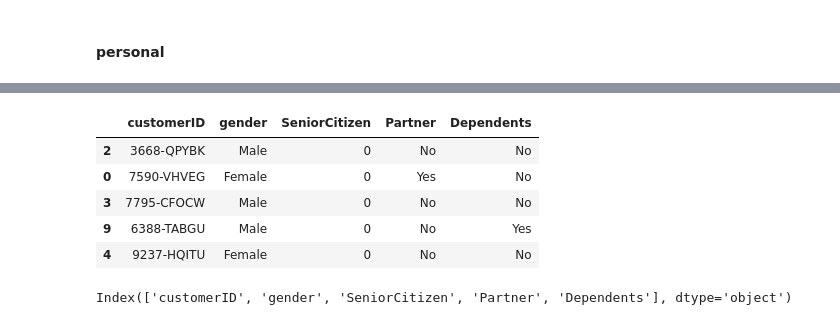
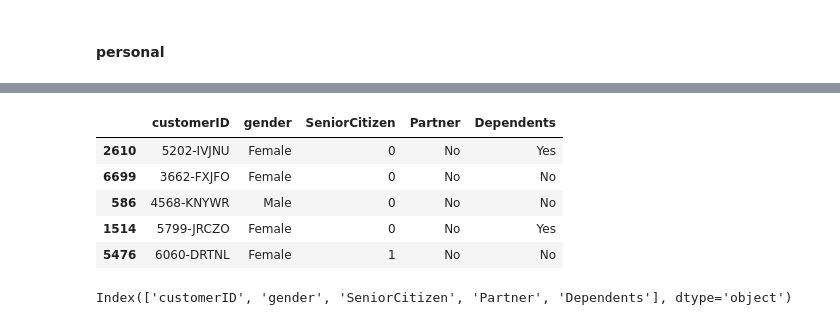
Before and after one commit to AV-BOLT/yandex_practicum, a Jupyter notebook: yandex_diploma.ipynb, the cells around one changed output, grey strips where cells are left out. Saved outputs shown, nothing was run; the diff lists cells and outputs as text; code cells hidden in the pictures.

```diff
--- a/yandex_diploma.ipynb
+++ b/yandex_diploma.ipynb
@@ -123,19 +196,18 @@ example
 # %%
 # сохраним датасет
 query = '''
 SELECT *
-FROM telecom.personal
-LIMIT 10;
+FROM telecom.personal;
 '''
 example = pd.read_sql_query(query, con = engine)
 example.sample(5)
 # %% [output]
 |  | customerID | gender | SeniorCitizen | Partner | Dependents |
-| 2 | 3668-QPYBK | Male | 0 | No | No |
-| 0 | 7590-VHVEG | Female | 0 | Yes | No |
-| 3 | 7795-CFOCW | Male | 0 | No | No |
-| 9 | 6388-TABGU | Male | 0 | No | Yes |
-| 4 | 9237-HQITU | Female | 0 | No | No |
+| 2610 | 5202-IVJNU | Female | 0 | No | Yes |
+| 6699 | 3662-FXJFO | Female | 0 | No | No |
+| 586 | 4568-KNYWR | Male | 0 | No | No |
+| 1514 | 5799-JRCZO | Female | 0 | No | Yes |
+| 5476 | 6060-DRTNL | Female | 1 | No | No |
 # %%
 example.columns
 # %% [output]
```
Also changed, not shown: parts of 202 cells of this notebook.
